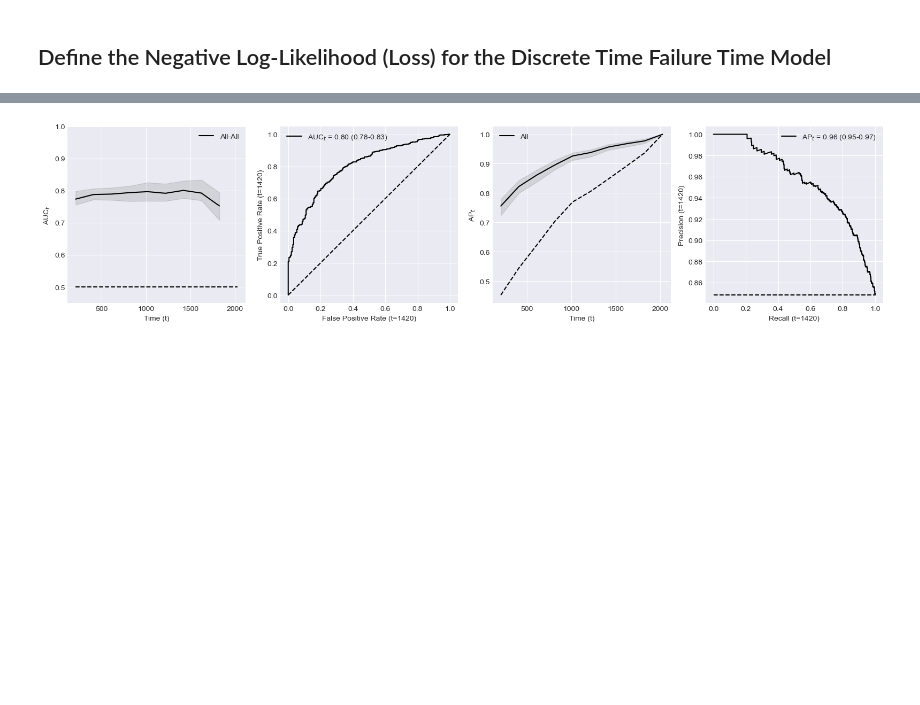
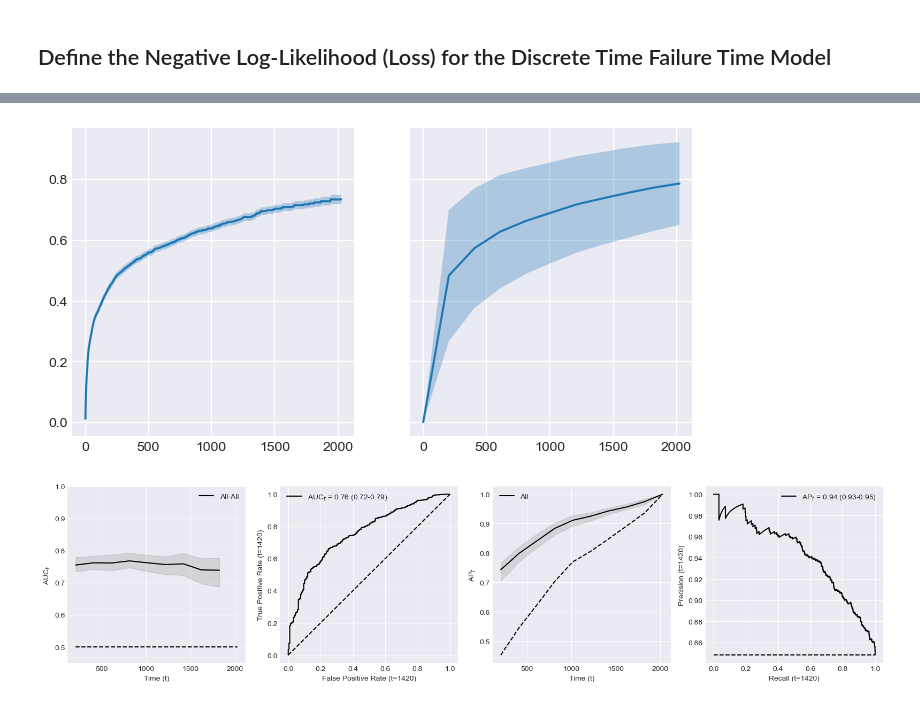
Before and after one commit to engelhard-lab/collaborative-ml-notebooks, a Jupyter notebook: notebooks/discrete_time_neural_survival_model.ipynb, the cells around one changed output, grey strips where cells are left out. Drawn from its saved outputs; the diff is of its cells as text; code cells hidden in the pictures; blank space fills up the shorter version.

```diff
--- a/notebooks/discrete_time_neural_survival_model.ipynb
+++ b/notebooks/discrete_time_neural_survival_model.ipynb
@@ -240,8 +244,30 @@ plt.show()
+# %%
+times = BIN_BOUNDARIES[1:]
+
+cumulative_predicted_risk = np.cumsum(test_predictions, axis=1)[:, :-1]
+
+cp_mean = [0] + list(cumulative_predicted_risk.mean(axis=0))
+cp_std = [0] + list(cumulative_predicted_risk.std(axis=0))
+
+fig, ax = plt.subplots(1, 2, figsize=(8, 4), sharex=True, sharey=True)
+
+km_times, km_mean, km_var = kaplan_meier(test_s, test_t)
+
+ax[0].plot(km_times, 1 - km_mean)
+ax[0].fill_between(km_times, 1 - km_mean - np.sqrt(km_var), 1 - km_mean + np.sqrt(km_var), alpha=.3)
+
+ax[1].plot([0] + list(times), cp_mean)
+ax[1].fill_between(
+    [0] + list(times),
+    np.array(cp_mean) - np.array(cp_std),
+    np.array(cp_mean) + np.array(cp_std),
+    alpha=.3
+)
+
+plt.show()
+# %% [output]
+[figure, added]
 # %%
-import sys
-sys.path.append('../utils')
-from tte_measures import xCI, xAUCt, xROCt, xAPt, xPRt
-
 n_bootstrap_samples = 50
 
 fig, ax = plt.subplots(1, 4, figsize=(16, 4))
@@ -316,4 +342,4 @@ ax[3].legend()
 plt.tight_layout()
 plt.show()
 # %% [output]
-[figure, old version]
+[figure, new version]
```
Also changed, not shown: parts of 3 cells of this notebook.
